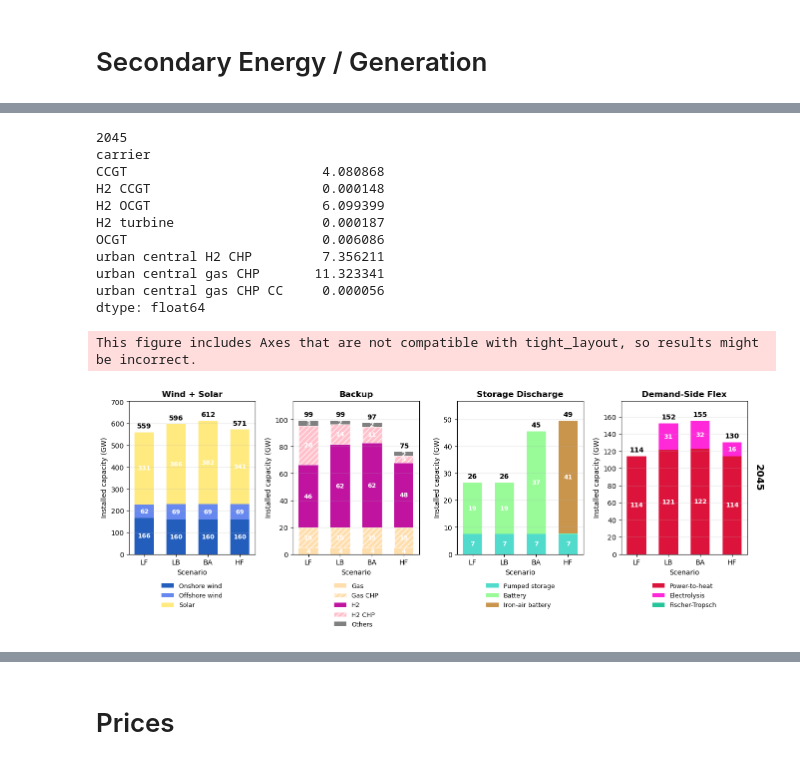
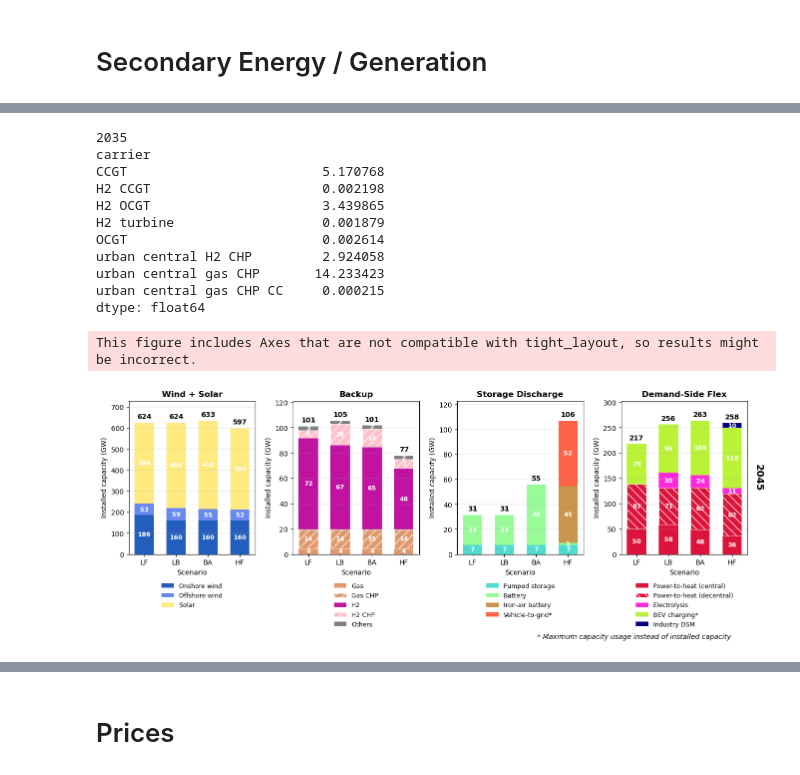
Before and after one commit to JulianGeis/pypsa-de-flex, a Jupyter notebook: flex_notebooks/scenario_comparison.ipynb, the cells around one changed output, grey strips where cells are left out. Cells and saved outputs as stored; diff of their text form; code cells hidden in the pictures.

```diff
--- a/flex_notebooks/scenario_comparison.ipynb
+++ b/flex_notebooks/scenario_comparison.ipynb
@@ -770,6 +773,6 @@ plot_variable("Total Energy System Cost|Trade|Electricity", variables, scenarios
 # %%
 # Plot system cost per year
-system_cost_analysis = False
+system_cost_analysis = True
 year = 2045
 
 if system_cost_analysis:
@@ -779,11 +782,16 @@ if system_cost_analysis:
     tsc_all = {}
 
     for scenario in scenarios:
-        fn = f"{f}/{run}/{scenario}/networks/base_s_27__none_{year}.nc"
-        n = pypsa.Network(fn)
+        try:
+            n = networks[(scenario, year)]
+        except KeyError:
+            print(f"Network for scenario '{scenario}' and year '{year}' not found. Loading from file...")
+            fn = f"{f}/{run}/{scenario}/networks/base_s_{clusters}__none_{year}.nc"
+            n = pypsa.Network(fn)
 
         var = pd.Series()
 
+        # equivalent to export_ariadne_variables script
         var["Total Energy System Cost|Trade|Electricity"] = (
             get_trade_cost(n, region, ["AC"]) + get_trade_cost(n, region, ["DC"])
         ) / 1e9
@@ -798,12 +806,14 @@ if system_cost_analysis:
             )
             / 1e9
         )
-        # Total Energy System Cost in billion EUR2020/yr
-        tsc_sum, tsc = get_tsc(n, region)
 
         var["Total Energy System Cost|EU"] = (
             n.statistics.capex().sum() + n.statistics.opex().sum()
         ) / 1e9
+
+        # different to export_ariadne_variables script
+        # Total Energy System Cost in billion EUR2020/yr
+        tsc_sum, tsc = get_tsc(n, region)
 
         biomass_import_ind = tsc[tsc.index.str.contains("biomass transported")].index
         var["Total Energy System Cost|Trade|Biomass"] = tsc.loc[biomass_import_ind, "opex"].sum().sum() / 1e9
@@ -1020,7 +1018,7 @@ plot_variable("Capacity|Electricity|Hydrogen", variables, scenarios)
 # %% [markdown]
 ## Capacity Detailed
 # %%
-for year in [2045]:
+for year in years:
     n = networks[("Base", year)]
 
     capacities_electricity = (
@@ -1063,7 +1061,7 @@ dtype: float64
 # %% [markdown]
 ## Export capacities csv
 # %%
-new_capacity_export = True
+new_capacity_export = False
 
 if new_capacity_export:
 
@@ -1154,5 +1130,5 @@ plot_variable("Secondary Energy|Electricity|Hydrogen", variables, scenarios)
 # %%
-for year in [2045]:
+for year in years:
     n = networks[("Base", year)]
 
     generation_electricity = (
@@ -1181,14 +1157,14 @@ for year in [2045]:
     )
     print()
 # %% [output]
-2045
+2035
 carrier
-CCGT                         4.080868
-H2 CCGT                      0.000148
-H2 OCGT                      6.099399
-H2 turbine                   0.000187
-OCGT                         0.006086
-urban central H2 CHP         7.356211
-urban central gas CHP       11.323341
-urban central gas CHP CC     0.000056
+CCGT                         5.170768
+H2 CCGT                      0.002198
+H2 OCGT                      3.439865
+H2 turbine                   0.001879
+OCGT                         0.002614
+urban central H2 CHP         2.924058
+urban central gas CHP       14.233423
+urban central gas CHP CC     0.000215
 dtype: float64
@@ -1195,19 +1432,25 @@ dtype: float64
 # %%
 # Convert networks from flat structure to nested structure to use repo function
 # From: networks[(scenario, year)]
 # To:   networks[scenario][year]
 
 networks_nested = {}
 for (scenario, year), network in networks.items():
     if scenario not in networks_nested:
         networks_nested[scenario] = {}
     networks_nested[scenario][year] = network
 
-data = get_capacities(networks_nested, scenarios, [2045])
-fig = plot_capacity_comparison(data, scenarios, [2045], tech_colors)
+data = get_capacities(networks_nested, scenarios, years, max_usage=["BEV charger", "V2G"])
+fig = plot_capacity_comparison(
+    data,
+    scenarios,
+    years,
+    tech_colors,
+    max_usage=["Vehicle-to-grid", "BEV charging"]
+)
 # %% [output]
 This figure includes Axes that are not compatible with tight_layout, so results might be incorrect.
-[figure, old version]
+[figure, new version]
 # %%
 # Generation
 plot_variable("Secondary Energy|Electricity", variables, scenarios)
```
Also changed, not shown: parts of 49 cells of this notebook, 8 other files.
